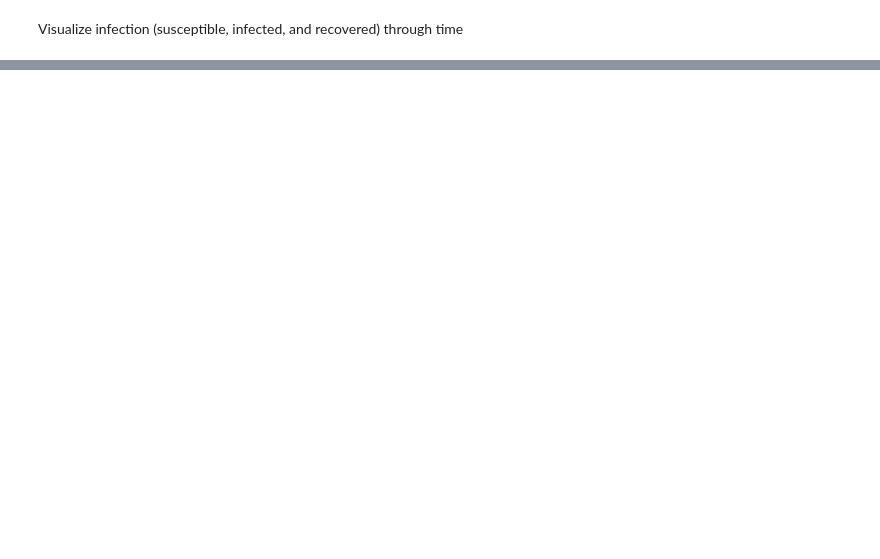
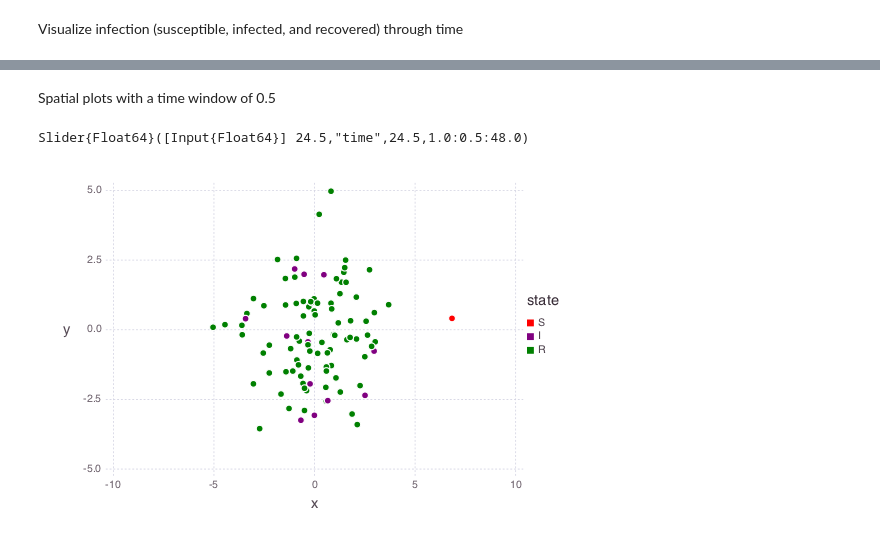
Before and after one commit to jangevaare/ILMs.jl, a Jupyter notebook: example_continuous_SIR.ipynb, the cells around one changed output, grey strips where cells are left out. Saved outputs shown, nothing was run; the diff lists cells and outputs as text; code cells hidden in the pictures; blank space fills up the shorter version.

```diff
--- a/example_continuous_SIR.ipynb
+++ b/example_continuous_SIR.ipynb
@@ -89,0 +65,7 @@ while loading In[8], in expression starting on line 1
+# %% [markdown]
+Spatial plots with a time window of 0.5
+# %%
+state_animation(0.5, evdb, pop_db1)
+# %% [output]
+Slider{Float64}([Input{Float64}] 24.5,"time",24.5,1.0:0.5:48.0)
+[figure, added]
```
Also changed, not shown: parts of 11 cells of this notebook, 3 other files.
